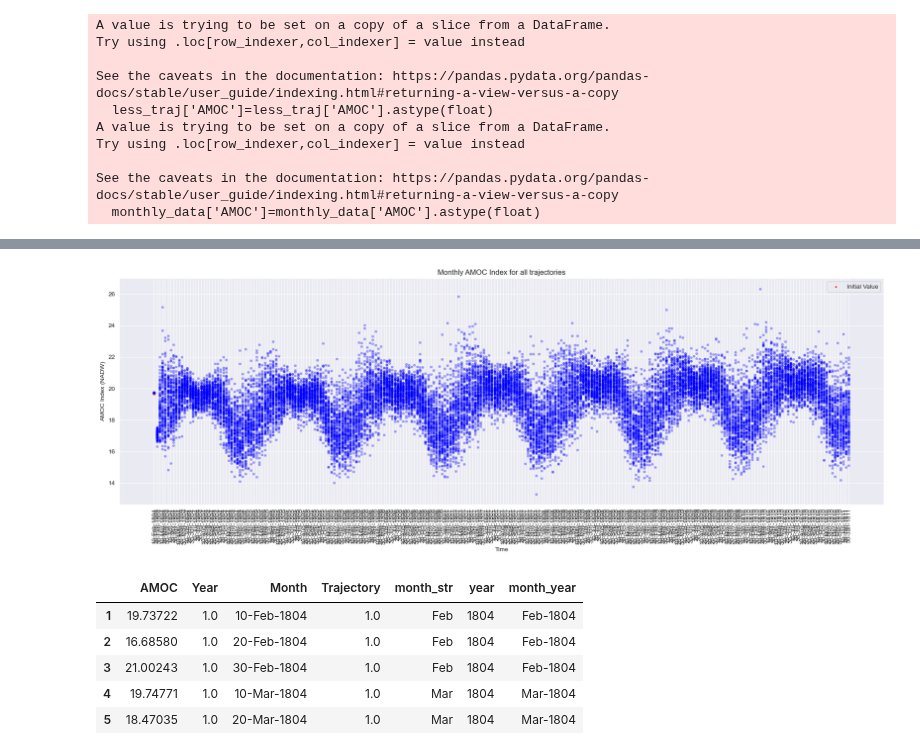
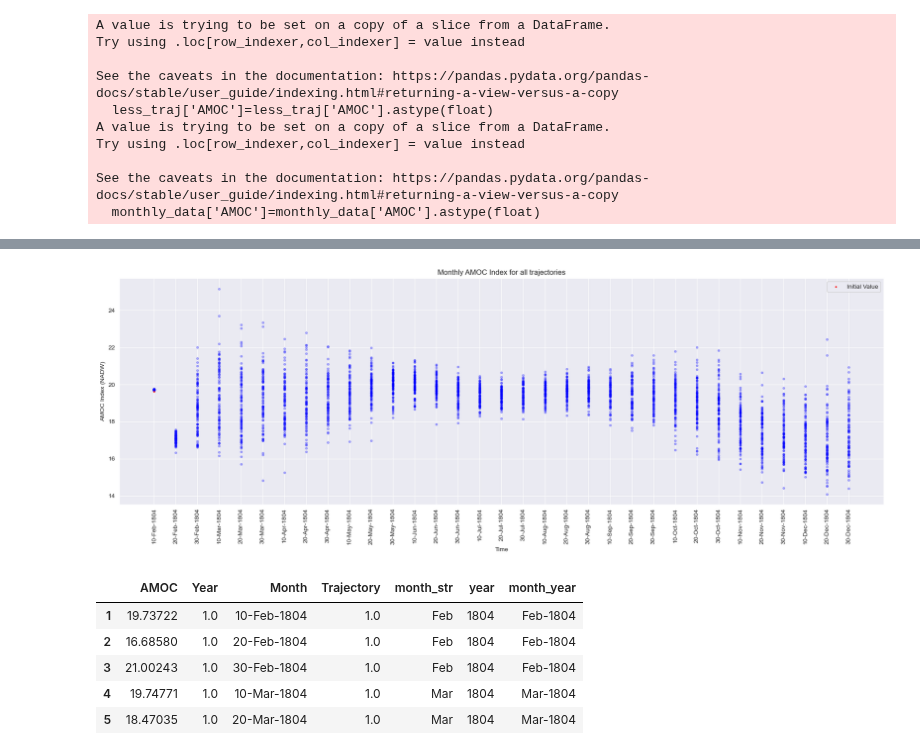
Before and after one commit to amethystaurora-robo/plasim_rare_events, a Jupyter notebook: traj_analysis.ipynb, the cells around one changed output, grey strips where cells are left out. Saved outputs shown, nothing was run; the diff lists cells and outputs as text; code cells hidden in the pictures.

```diff
--- a/traj_analysis.ipynb
+++ b/traj_analysis.ipynb
@@ -214,3 +214,10 @@ Try using .loc[row_indexer,col_indexer] = value instead
 
 See the caveats in the documentation: https://pandas.pydata.org/pandas-docs/stable/user_guide/indexing.html#returning-a-view-versus-a-copy
   monthly_data['AMOC']=monthly_data['AMOC'].astype(float)
+# %%
+first = monthly_data.loc[monthly_data['year']==1804]
+feb = monthly_data.loc[(monthly_data['month_year']=='Feb-1804') | (monthly_data['month_year']=='Mar-1804')]
+traj_one = monthly_data.loc[monthly_data['Trajectory']==1.0]
+feb_sorted = feb.sort_values(by="month_year")
+feb_sorted.head()
+traj_one.head()
@@ -219,36 +267,36 @@ plt.figure(figsize=(18,6))
 
 # small markers, semi-transparent
 plt.scatter(
-    monthly_data['Month'],
-    monthly_data['AMOC'],
+    first['Month'],
+    first['AMOC'],
     s=10,       # marker size small
     alpha=0.3,  # transparency
     c='blue'
 )
 
 # Add the control run as a green dot
 control_year = '10-Feb-1804'
 control_amoc = 19.63
 plt.scatter(
     control_year,
     control_amoc,
     color='red',
     s=3,      # size of the dot
     label='Initial Value',
     zorder=5    # make sure it’s on top of lines
 )
 
 
 plt.xlabel("Time")
 plt.ylabel("AMOC Index (NADW)")
 plt.title("Monthly AMOC Index for all trajectories")
 plt.tight_layout()
 plt.legend()
 plt.xticks(rotation=90)
 #plt.show()
 plt.savefig('Monthly_amoc.png')
 # %% [output]
-[figure, old version]
+[figure, new version]
 # %%
 monthly_data.head()
 # %% [output]
```
Also changed, not shown: parts of 5 cells of this notebook, 1 other file.
